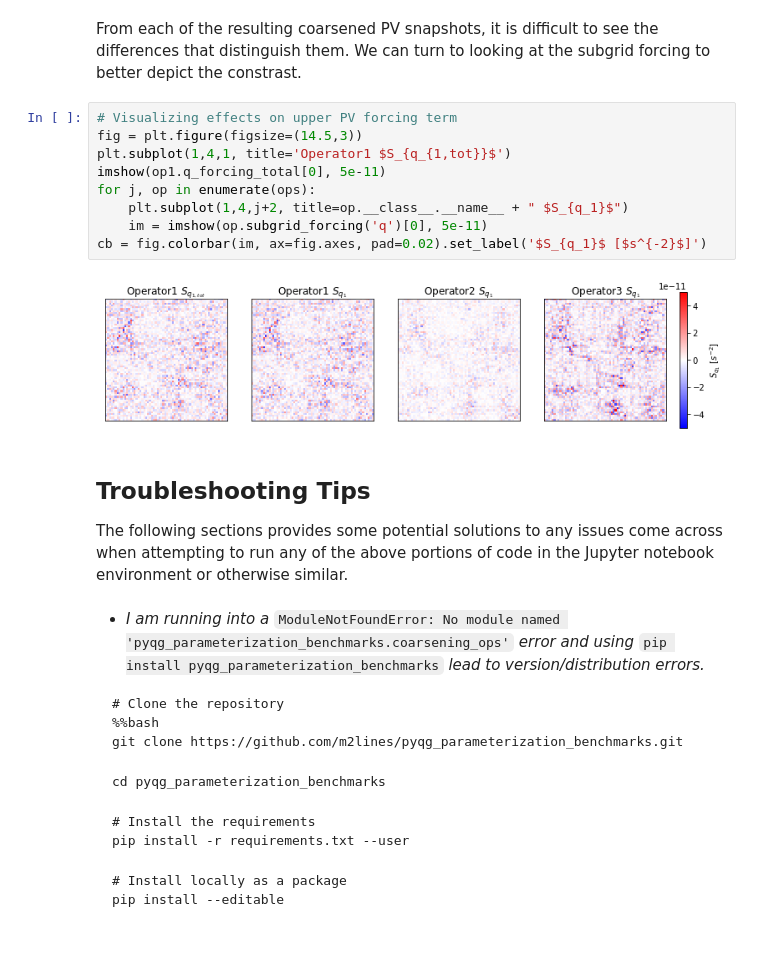
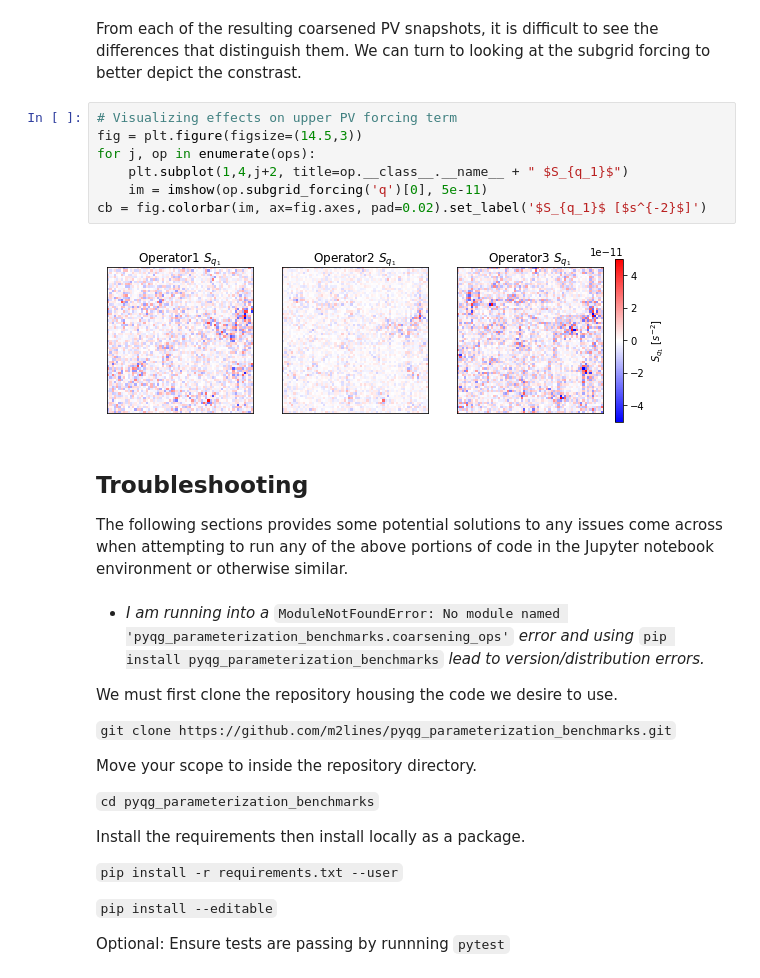
Before and after one commit to m2lines/MLwithQG, a Jupyter notebook: notebooks/Applying Filtering and Coarse-Graining to Generate Low Resolution Datasets.ipynb, the cells around one changed output. Cells and saved outputs as stored; diff of their text form; blank space fills up the shorter version.

````diff
--- a/notebooks/Applying Filtering and Coarse-Graining to Generate Low Resolution Datasets.ipynb
+++ b/notebooks/Applying Filtering and Coarse-Graining to Generate Low Resolution Datasets.ipynb
@@ -70,33 +70,30 @@ From each of the resulting coarsened PV snapshots, it is difficult to see the di
 # %%
 # Visualizing effects on upper PV forcing term
 fig = plt.figure(figsize=(14.5,3))
-plt.subplot(1,4,1, title='Operator1 $S_{q_{1,tot}}$')
-imshow(op1.q_forcing_total[0], 5e-11)
 for j, op in enumerate(ops):
     plt.subplot(1,4,j+2, title=op.__class__.__name__ + " $S_{q_1}$")
     im = imshow(op.subgrid_forcing('q')[0], 5e-11)
 cb = fig.colorbar(im, ax=fig.axes, pad=0.02).set_label('$S_{q_1}$ [$s^{-2}$]')
 # %% [output]
-[figure, old version]
+[figure, new version]
 # %% [markdown]
-## Troubleshooting Tips
+## Troubleshooting
 The following sections provides some potential solutions to any issues come across when attempting to run any of the above portions of code in the Jupyter notebook environment or otherwise similar.
 # %% [markdown]
 - *I am running into a* `ModuleNotFoundError: No module named 'pyqg_parameterization_benchmarks.coarsening_ops'` *error and using* `pip install pyqg_parameterization_benchmarks` *lead to version/distribution errors.*
 
-```
-# Clone the repository
-%%bash
-git clone https://github.com/m2lines/pyqg_parameterization_benchmarks.git
-```
-```
-cd pyqg_parameterization_benchmarks
-```
-```
-# Install the requirements
-pip install -r requirements.txt --user
-```
-```
-# Install locally as a package
-pip install --editable
-```
+We must first clone the repository housing the code we desire to use.
+
+`git clone https://github.com/m2lines/pyqg_parameterization_benchmarks.git`
+
+Move your scope to inside the repository directory.
+
+`cd pyqg_parameterization_benchmarks`
+
+Install the requirements then install locally as a package.
+
+`pip install -r requirements.txt --user`
+
+`pip install --editable`
+
+Optional: Ensure tests are passing by runnning `pytest`
````
Also changed, not shown: parts of 4 cells of this notebook, 1 other file.
